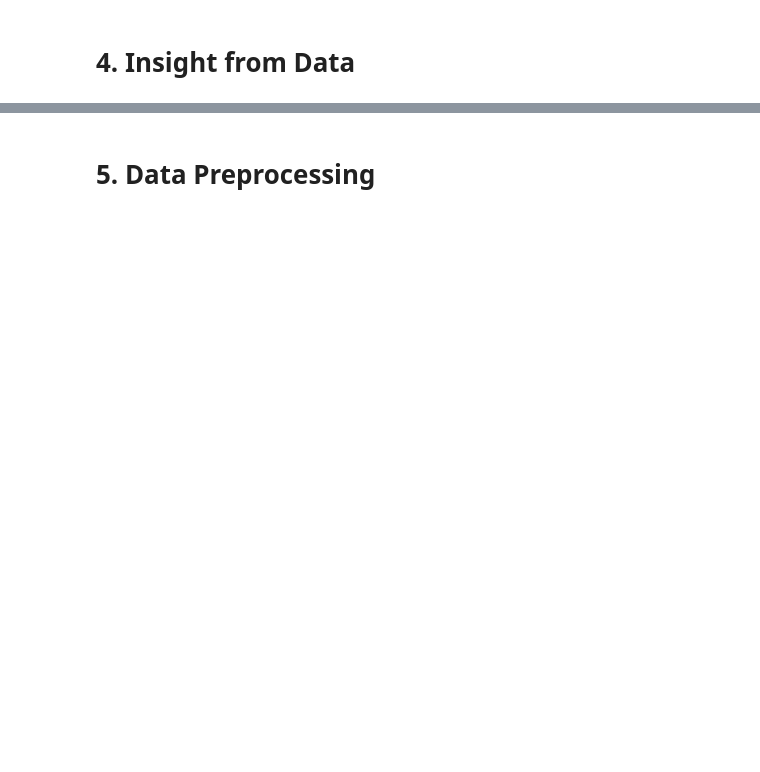
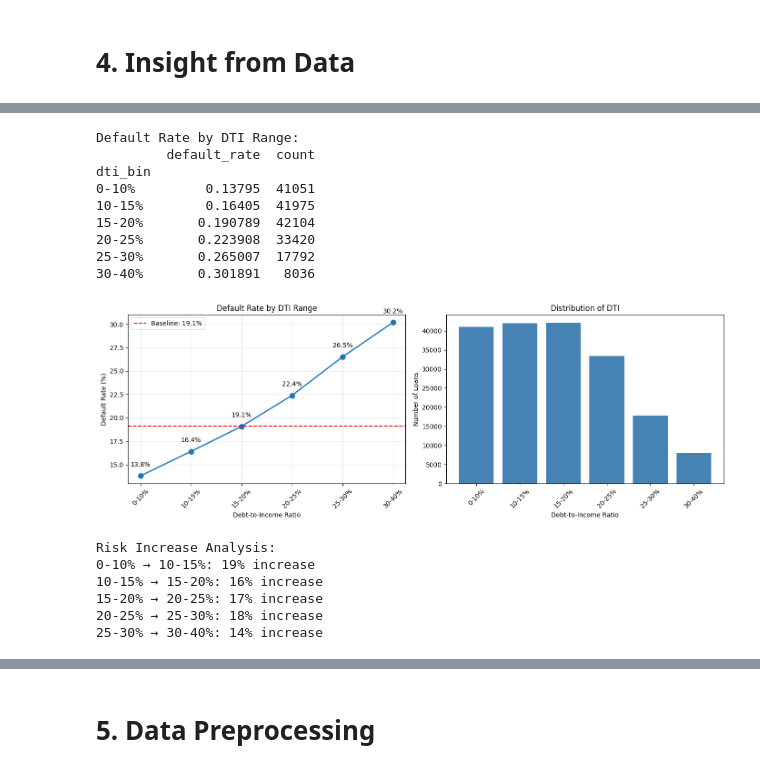
Before and after one commit to RevanzaIfannyA/lending-club-credit-risk-modeling, a Jupyter notebook: Lending Club Notebook.ipynb, the cells around one changed output, grey strips where cells are left out. Drawn from its saved outputs; the diff is of its cells as text; code cells hidden in the pictures; blank space fills up the shorter version.

```diff
--- a/Lending Club Notebook.ipynb
+++ b/Lending Club Notebook.ipynb
@@ -1319,0 +1461,68 @@ memory usage: 55.6+ MB
+# %%
+# Create DTI bins
+df_insight['dti_bin'] = pd.cut(
+    df_insight['dti'],
+    bins=[0, 0.1, 0.15, 0.2, 0.25, 0.3, 0.4],
+    labels=['0-10%', '10-15%', '15-20%', '20-25%', '25-30%', '30-40%']
+)
+
+# Calculate default rate by DTI bin
+dti_default = df_insight.groupby('dti_bin', observed=True)['status_bad'].agg(['mean', 'count'])
+dti_default.columns = ['default_rate', 'count']
+
+print("Default Rate by DTI Range:")
+print(dti_default)
+
+# Visualization
+fig, axes = plt.subplots(1, 2, figsize=(14, 5))
+
+# Line chart for default rate
+axes[0].plot(range(len(dti_default)), dti_default['default_rate'] * 100, 'o-', linewidth=2, markersize=8)
+axes[0].axhline(y=baseline * 100, color='red', linestyle='--', label=f'Baseline: {baseline:.1%}')
+axes[0].set_xticks(range(len(dti_default)))
+axes[0].set_xticklabels(dti_default.index, rotation=45)
+axes[0].set_xlabel('Debt-to-Income Ratio')
+axes[0].set_ylabel('Default Rate (%)')
+axes[0].set_title('Default Rate by DTI Range')
+axes[0].legend()
+axes[0].grid(alpha=0.3)
+
+# Add value labels
+for i, (idx, row) in enumerate(dti_default.iterrows()):
+    axes[0].text(i, row['default_rate'] * 100 + 1, f"{row['default_rate']:.1%}", ha='center')
+
+# Sample distribution
+axes[1].bar(dti_default.index, dti_default['count'], color='steelblue')
+axes[1].set_xlabel('Debt-to-Income Ratio')
+axes[1].set_ylabel('Number of Loans')
+axes[1].set_title('Distribution of DTI')
+axes[1].set_xticklabels(dti_default.index, rotation=45)
+
+plt.tight_layout()
+plt.savefig('Figures/insight_2_dti_analysis.png', dpi=100)
+plt.show()
+
+# Find threshold where risk spikes
+print("\nRisk Increase Analysis:")
+for i in range(1, len(dti_default)):
+    prev_rate = dti_default.iloc[i-1]['default_rate']
+    curr_rate = dti_default.iloc[i]['default_rate']
+    increase = (curr_rate - prev_rate) / prev_rate * 100
+    print(f"{dti_default.index[i-1]} → {dti_default.index[i]}: {increase:.0f}% increase")
+# %% [output]
+Default Rate by DTI Range:
+         default_rate  count
+dti_bin
+0-10%         0.13795  41051
+10-15%        0.16405  41975
+15-20%       0.190789  42104
+20-25%       0.223908  33420
+25-30%       0.265007  17792
+30-40%       0.301891   8036
+[figure, added]
+Risk Increase Analysis:
+0-10% → 10-15%: 19% increase
+10-15% → 15-20%: 16% increase
+15-20% → 20-25%: 17% increase
+20-25% → 25-30%: 18% increase
+25-30% → 30-40%: 14% increase
```
Also changed, not shown: parts of 57 cells of this notebook, 13 other files.
